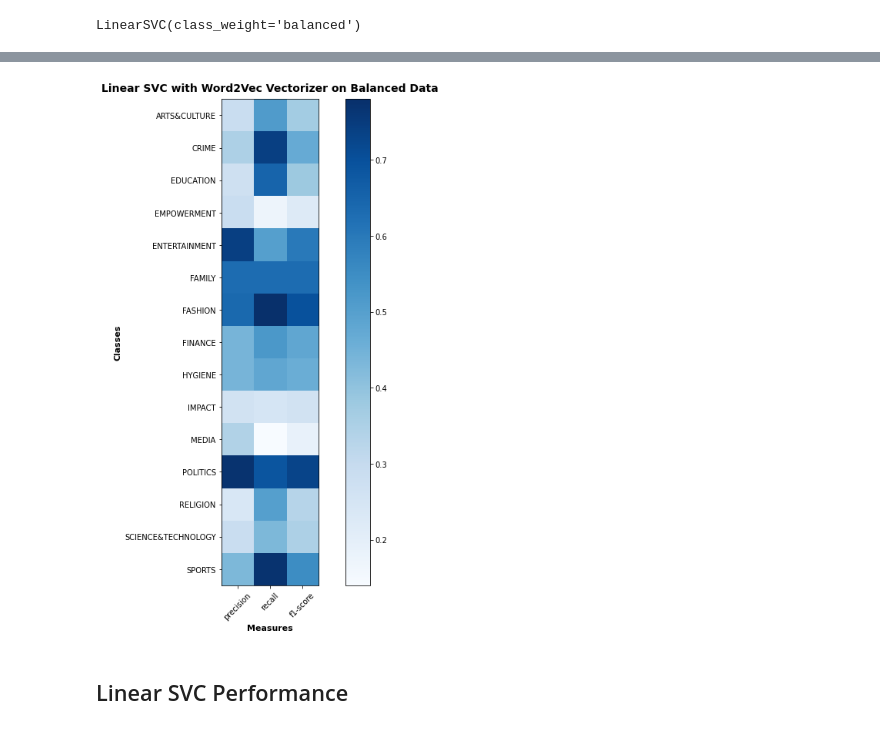
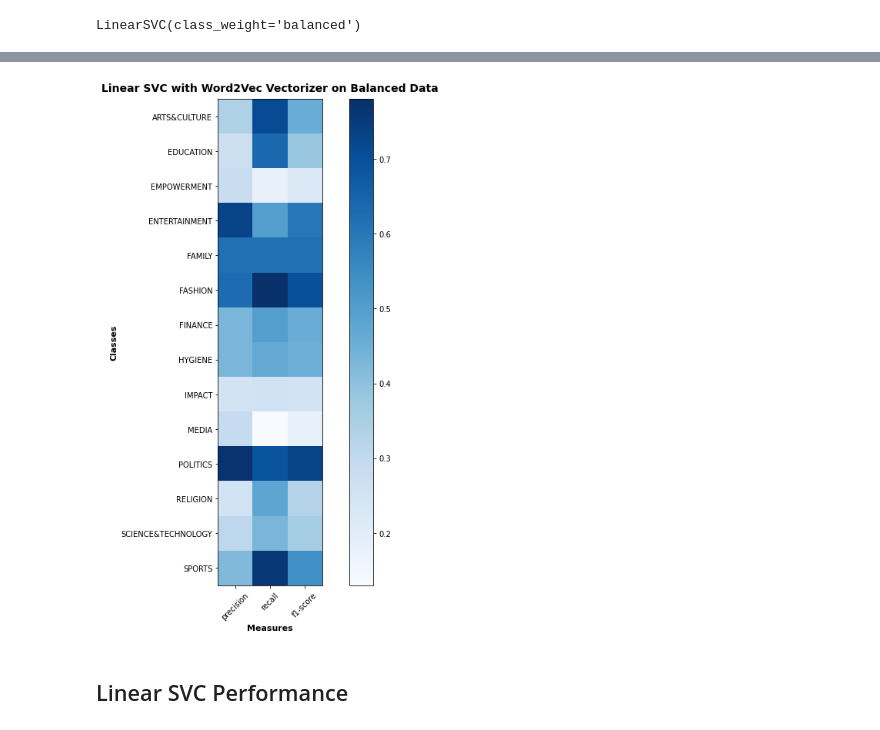
Before and after one commit to github-prathma/News-ClassificationAnalysis, a Jupyter notebook: NewsClassification.ipynb, the cells around one changed output, grey strips where cells are left out. Cells and saved outputs as stored; diff of their text form; code cells hidden in the pictures.

```diff
--- a/NewsClassification.ipynb
+++ b/NewsClassification.ipynb
@@ -515,30 +515,29 @@ Accuracy: 0.5704584378858486
 # %%
 w2v_lsvc_cw_ClassificationReport = """             precision    recall  f1-score   support
 
-        ARTS&CULTURE       0.29      0.51      0.37       992
-               CRIME       0.35      0.74      0.47       856
-           EDUCATION       0.27      0.65      0.38       550
-         EMPOWERMENT       0.29      0.17      0.22      1213
-       ENTERTAINMENT       0.74      0.50      0.60      9870
-              FAMILY       0.63      0.63      0.63      4984
-             FASHION       0.64      0.78      0.70      2982
-             FINANCE       0.44      0.52      0.48      1951
-             HYGIENE       0.44      0.48      0.46      2050
-              IMPACT       0.26      0.25      0.26       865
-               MEDIA       0.34      0.14      0.19      1717
+        ARTS&CULTURE       0.34      0.71      0.46       856
+           EDUCATION       0.27      0.64      0.38       550
+         EMPOWERMENT       0.28      0.18      0.22      1213
+       ENTERTAINMENT       0.73      0.50      0.60      9870
+              FAMILY       0.62      0.62      0.62      4984
+             FASHION       0.63      0.78      0.70      2982
+             FINANCE       0.43      0.50      0.46      1951
+             HYGIENE       0.43      0.47      0.45      2050
+              IMPACT       0.25      0.26      0.25       865
+               MEDIA       0.29      0.13      0.18      1717
             POLITICS       0.77      0.69      0.73      8061
-            RELIGION       0.24      0.50      0.33       601
-  SCIENCE&TECHNOLOGY       0.29      0.43      0.35      1073
-              SPORTS       0.43      0.77      0.55      1180
-              VOICES       0.53      0.37      0.44      2981
+            RELIGION       0.25      0.48      0.33       601
+  SCIENCE&TECHNOLOGY       0.31      0.43      0.36      1073
+              SPORTS       0.42      0.76      0.54      1180
+              VOICES       0.54      0.36      0.43      2981
             WELLNESS       0.69      0.70      0.69      6175
-          WORLD NEWS       0.54      0.68      0.60      2113"""
+          WORLD NEWS       0.54      0.67      0.60      2113"""
 
 
 w2v_lsvc_cw_crplot = plot_classification_report(w2v_lsvc_cw_ClassificationReport, title="Linear SVC with Word2Vec Vectorizer on Balanced Data")
 w2v_lsvc_cw_crplot
 # %% [output]
-[figure, old version]
+[figure, new version]
 # %% [markdown]
 ## Linear SVC Performance
 # %%
```
Also changed, not shown: parts of 38 cells of this notebook, 3 other files.
